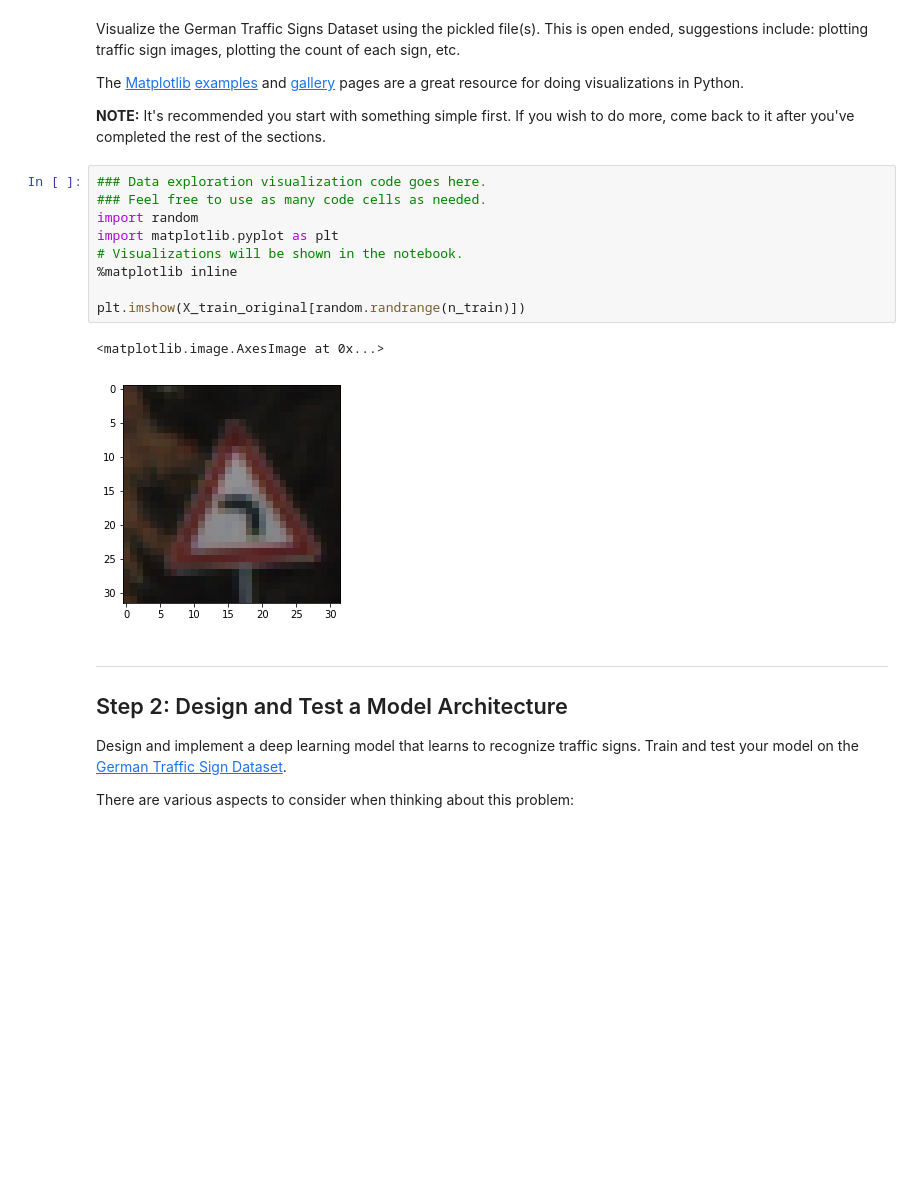
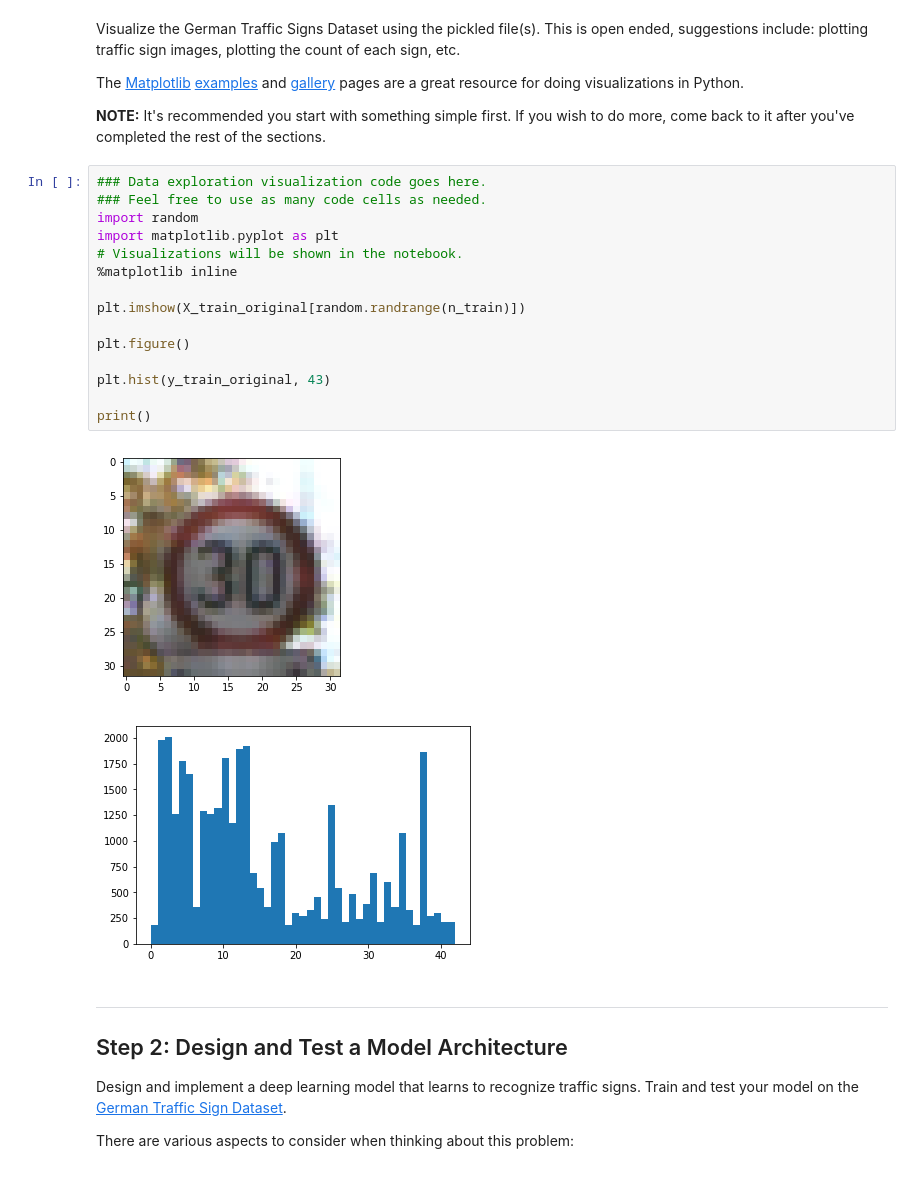
Before and after one commit to boxmein/CarND-Traffic-Sign-Classifier-Project, a Jupyter notebook: Traffic_Sign_Classifier.ipynb, the cells around one changed output. Saved outputs shown, nothing was run; the diff lists cells and outputs as text; blank space fills up the shorter version.

```diff
--- a/Traffic_Sign_Classifier.ipynb
+++ b/Traffic_Sign_Classifier.ipynb
@@ -91,15 +91,21 @@ The [Matplotlib](http://matplotlib.org/) [examples](http://matplotlib.org/exampl
 # %%
 ### Data exploration visualization code goes here.
 ### Feel free to use as many code cells as needed.
 import random
 import matplotlib.pyplot as plt
 # Visualizations will be shown in the notebook.
 %matplotlib inline
 
 plt.imshow(X_train_original[random.randrange(n_train)])
+
+plt.figure()
+
+plt.hist(y_train_original, 43)
+
+print()
 # %% [output]
-<matplotlib.image.AxesImage at 0x...>
-[figure, old version]
+[figure, new version]
+[figure, added]
 # %% [markdown]
 ----
 
```
Also changed, not shown: parts of 14 cells of this notebook, 5 other files.
